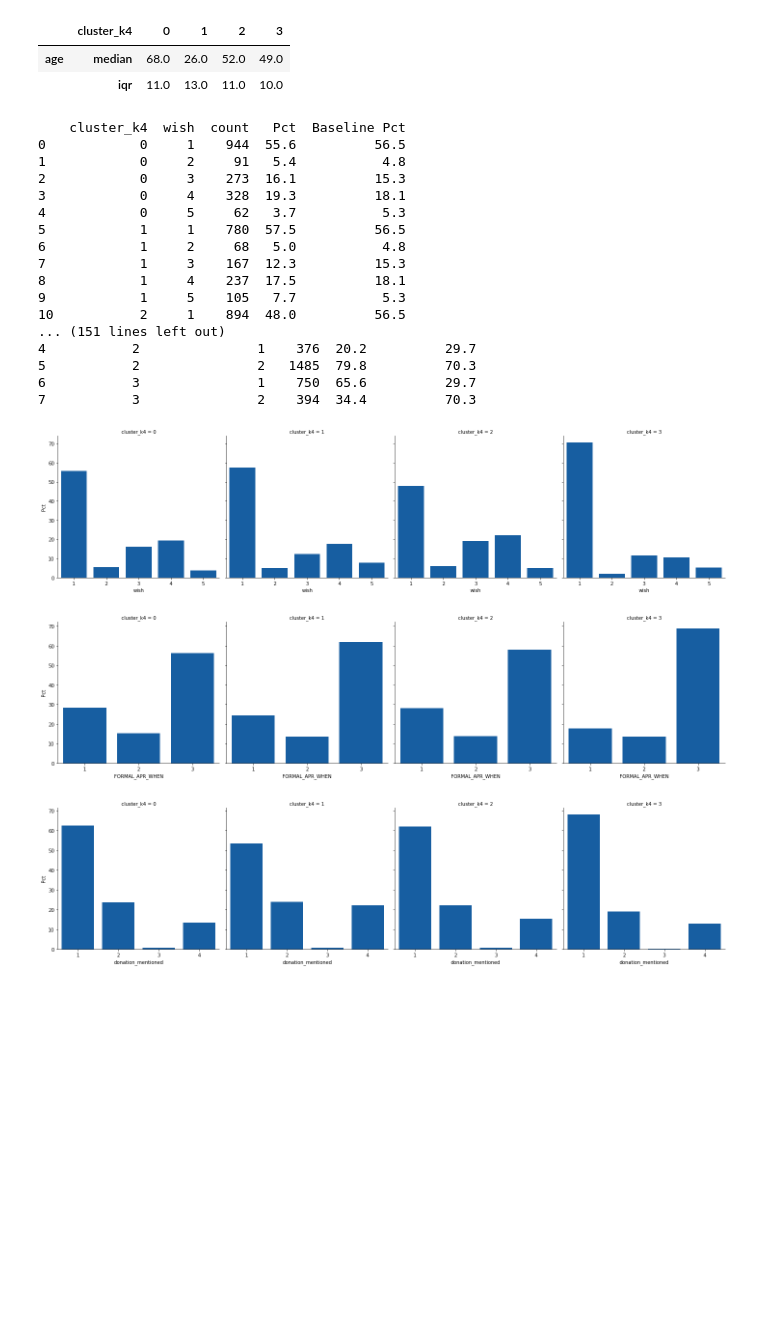
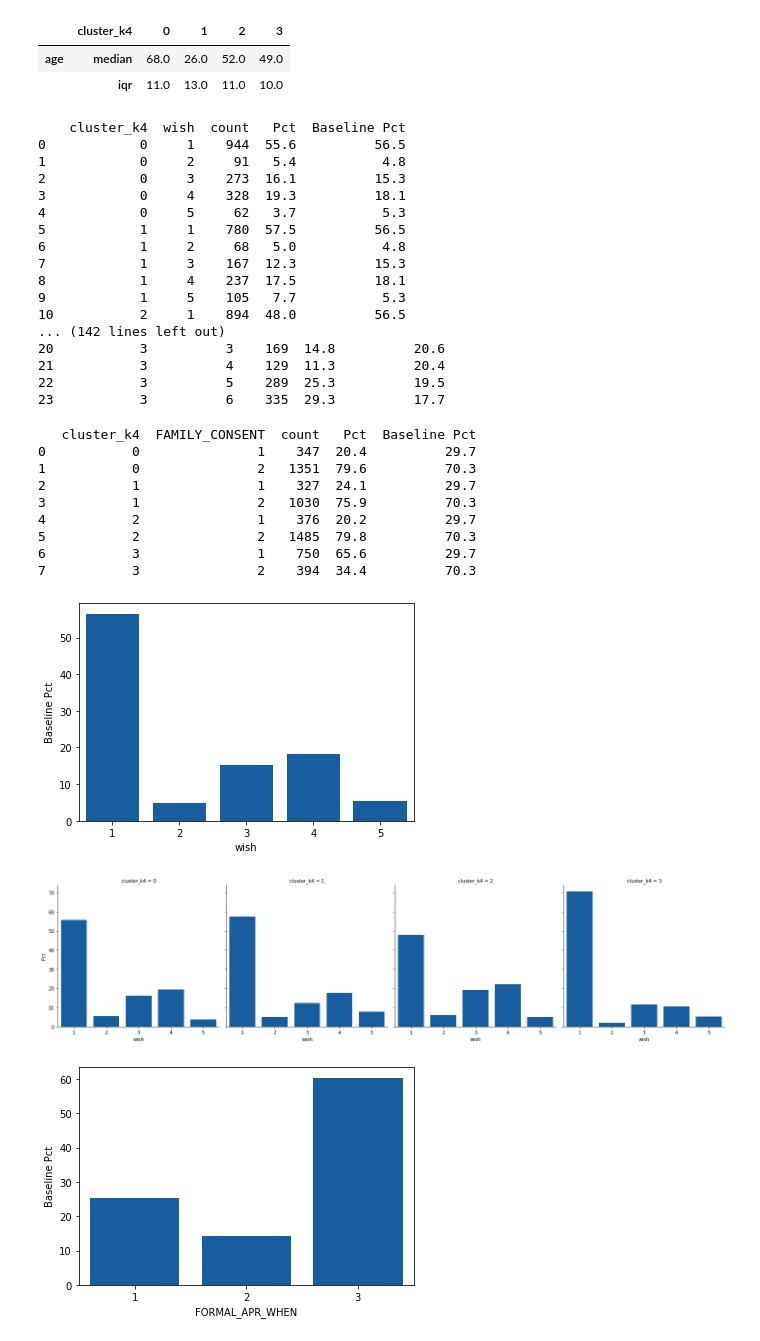
Before and after one commit to RoddyJaques/Organ-Donation-Consent-Prediction, a Jupyter notebook: DBD K modes.ipynb, the cells around one changed output. Saved outputs shown, nothing was run; the diff lists cells and outputs as text; code cells hidden in the pictures; blank space fills up the shorter version.

Commit message:
K modes clustering dbd and dcd

```diff
--- a/DBD K modes.ipynb
+++ b/DBD K modes.ipynb
@@ -98,32 +97,53 @@ def cat_summary(k,col):
 
     summary2 = pd.merge(summary,baseline[[col,"Baseline Pct"]],on=col,how="left")
 
-    plot1 = sns.catplot(x=col,y="Pct",col="cluster_k"+str(k),data=summary2,kind='bar',color="#005EB8")
+    plot = sns.catplot(x=col,y="Pct",col="cluster_k"+str(k),data=summary2,kind='bar',color="#005EB8")
 
     print(summary2)
 
-    return plot1
+    return plot
+
+def baseline_plot(k,col):
+
+    baseline = dbd_model_data.value_counts(col,sort=False).reset_index(name="count")
+    baseline["Baseline Pct"] = round(100*baseline["count"] / baseline["count"].sum(),1)
+
+    fig, ax = plt.subplots(1,1,facecolor="white")
+
+    plot = sns.barplot(x=col,y="Baseline Pct",data=baseline,color="#005EB8",ax=ax)
+
+    return plot
 # %%
 for cat in dbd_cats:
+    baseline_plot(4,cat)
     cat_summary(4,cat)
 # %% [output]
     cluster_k4  wish  count   Pct  Baseline Pct
 0            0     1    944  55.6          56.5
 1            0     2     91   5.4           4.8
 2            0     3    273  16.1          15.3
 3            0     4    328  19.3          18.1
 4            0     5     62   3.7           5.3
 5            1     1    780  57.5          56.5
 6            1     2     68   5.0           4.8
 7            1     3    167  12.3          15.3
 8            1     4    237  17.5          18.1
 9            1     5    105   7.7           5.3
 10           2     1    894  48.0          56.5
-... (151 lines left out)
-4           2               1    376  20.2          29.7
-5           2               2   1485  79.8          70.3
-6           3               1    750  65.6          29.7
-7           3               2    394  34.4          70.3
+... (142 lines left out)
+20           3          3    169  14.8          20.6
+21           3          4    129  11.3          20.4
+22           3          5    289  25.3          19.5
+23           3          6    335  29.3          17.7
+   cluster_k4  FAMILY_CONSENT  count   Pct  Baseline Pct
+0           0               1    347  20.4          29.7
+1           0               2   1351  79.6          70.3
+2           1               1    327  24.1          29.7
+3           1               2   1030  75.9          70.3
+4           2               1    376  20.2          29.7
+5           2               2   1485  79.8          70.3
+6           3               1    750  65.6          29.7
+7           3               2    394  34.4          70.3
-[figure, old version]
+[figure, new version]
-[figure, old version]
+[figure, new version]
-[figure, old version]
+[figure, new version]
```
Also changed, not shown: parts of 2 cells of this notebook, 1 other file.
